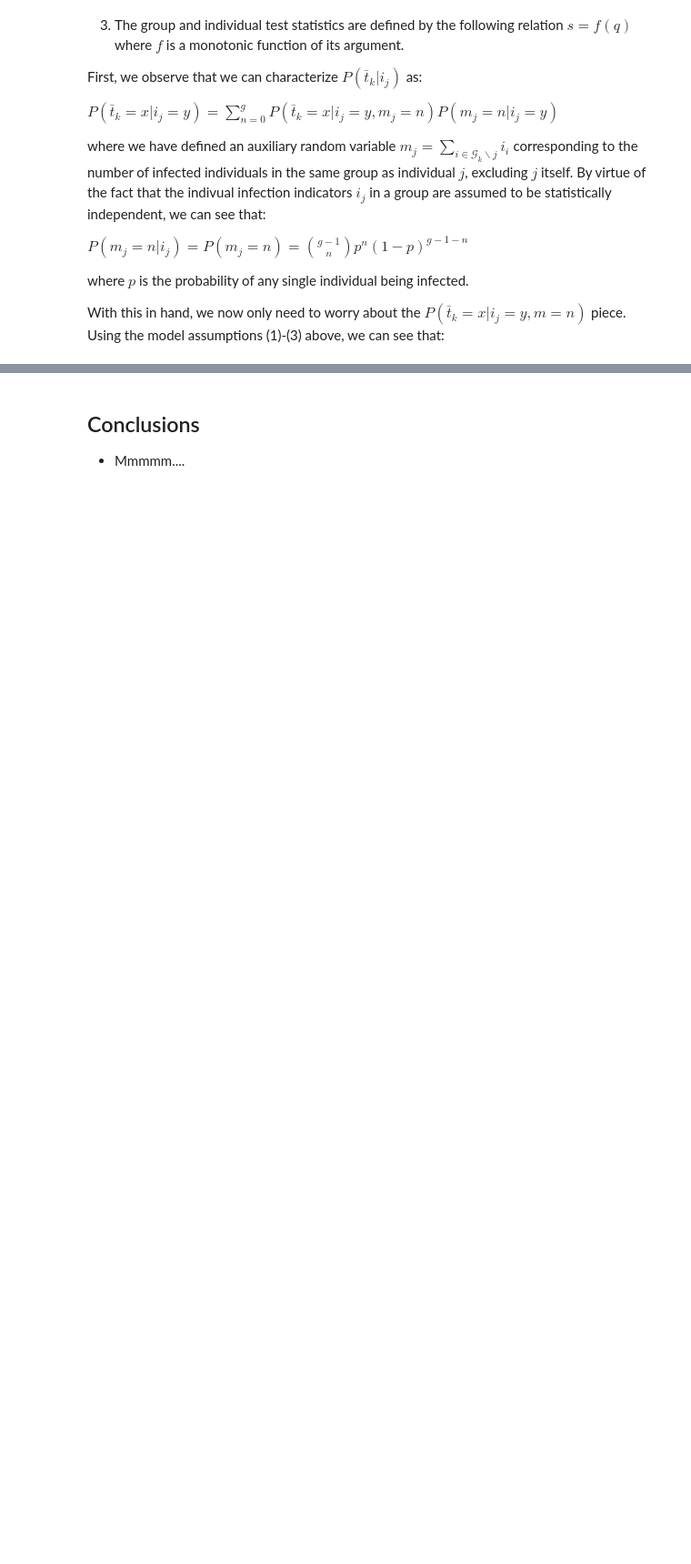
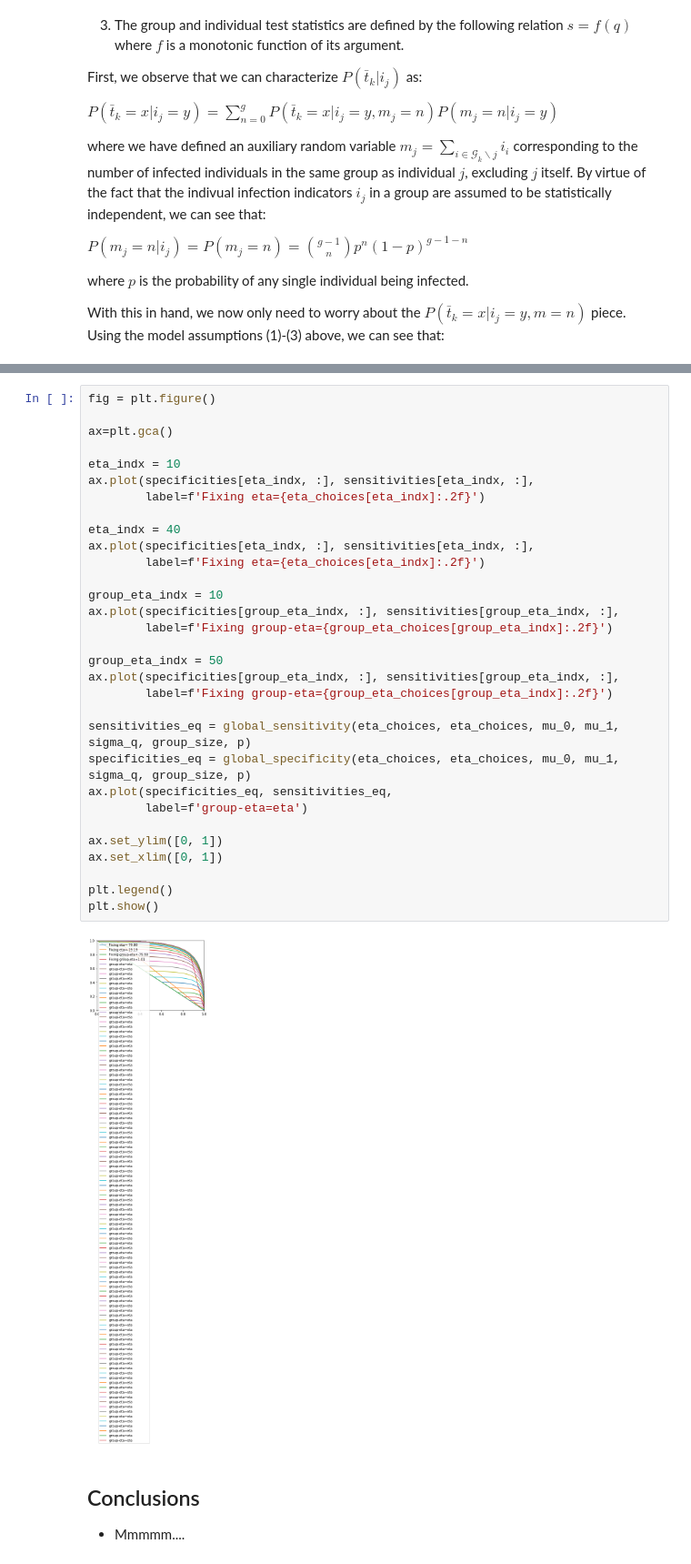
Before and after one commit to atibaup/group-testing, a Jupyter notebook: notebooks/1_group_testing_with_uncertainty-v2.ipynb, the cells around one changed output, grey strips where cells are left out. Shown at 91% size. Drawn from its saved outputs; the diff is of its cells as text; blank space fills up the shorter version.

```diff
--- a/notebooks/1_group_testing_with_uncertainty-v2.ipynb
+++ b/notebooks/1_group_testing_with_uncertainty-v2.ipynb
@@ -477,3 +514,36 @@ plt.show()
+# %%
+fig = plt.figure()
+
+ax=plt.gca()
+
+eta_indx = 10
+ax.plot(specificities[eta_indx, :], sensitivities[eta_indx, :],
+        label=f'Fixing eta={eta_choices[eta_indx]:.2f}')
+
+eta_indx = 40
+ax.plot(specificities[eta_indx, :], sensitivities[eta_indx, :],
+        label=f'Fixing eta={eta_choices[eta_indx]:.2f}')
+
+group_eta_indx = 10
+ax.plot(specificities[group_eta_indx, :], sensitivities[group_eta_indx, :],
+        label=f'Fixing group-eta={group_eta_choices[group_eta_indx]:.2f}')
+
+group_eta_indx = 50
+ax.plot(specificities[group_eta_indx, :], sensitivities[group_eta_indx, :],
+        label=f'Fixing group-eta={group_eta_choices[group_eta_indx]:.2f}')
+
+sensitivities_eq = global_sensitivity(eta_choices, eta_choices, mu_0, mu_1, sigma_q, group_size, p)
+specificities_eq = global_specificity(eta_choices, eta_choices, mu_0, mu_1, sigma_q, group_size, p)
+ax.plot(specificities_eq, sensitivities_eq,
+        label=f'group-eta=eta')
+
+ax.set_ylim([0, 1])
+ax.set_xlim([0, 1])
+
+plt.legend()
+plt.show()
+# %% [output]
+[figure, added]
 # %% [markdown]
 ## Conclusions
 
```
Also changed, not shown: parts of 12 cells of this notebook.
